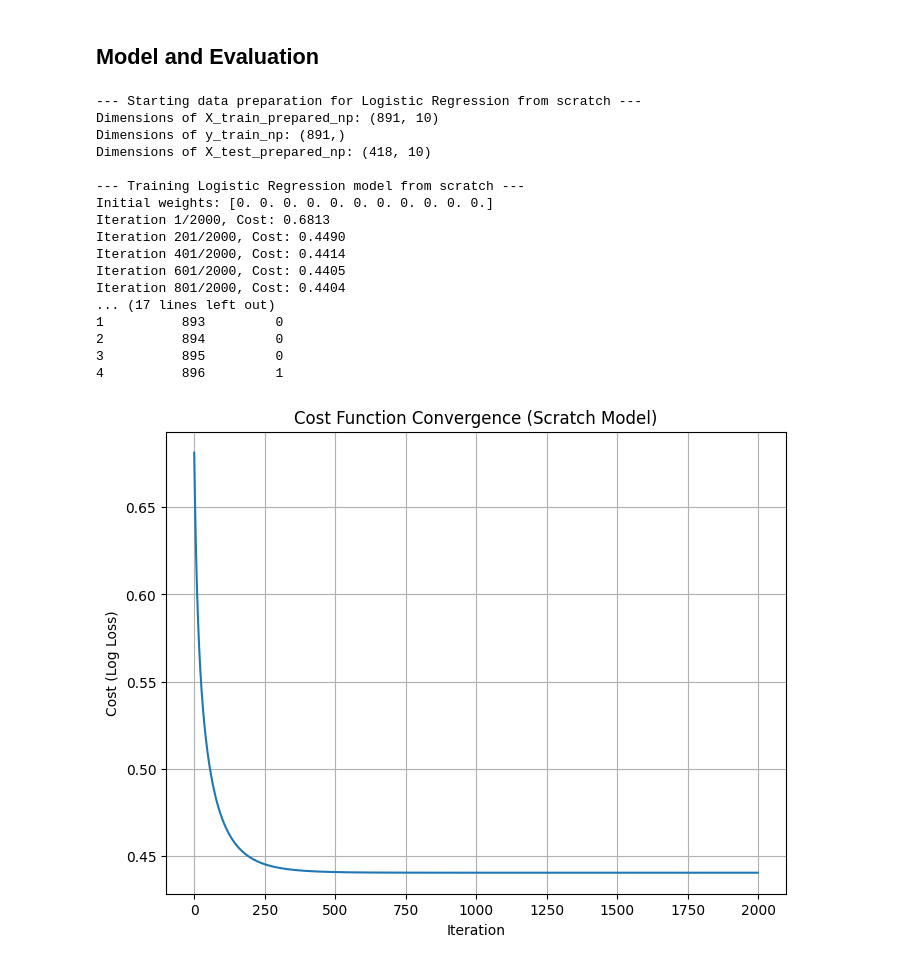
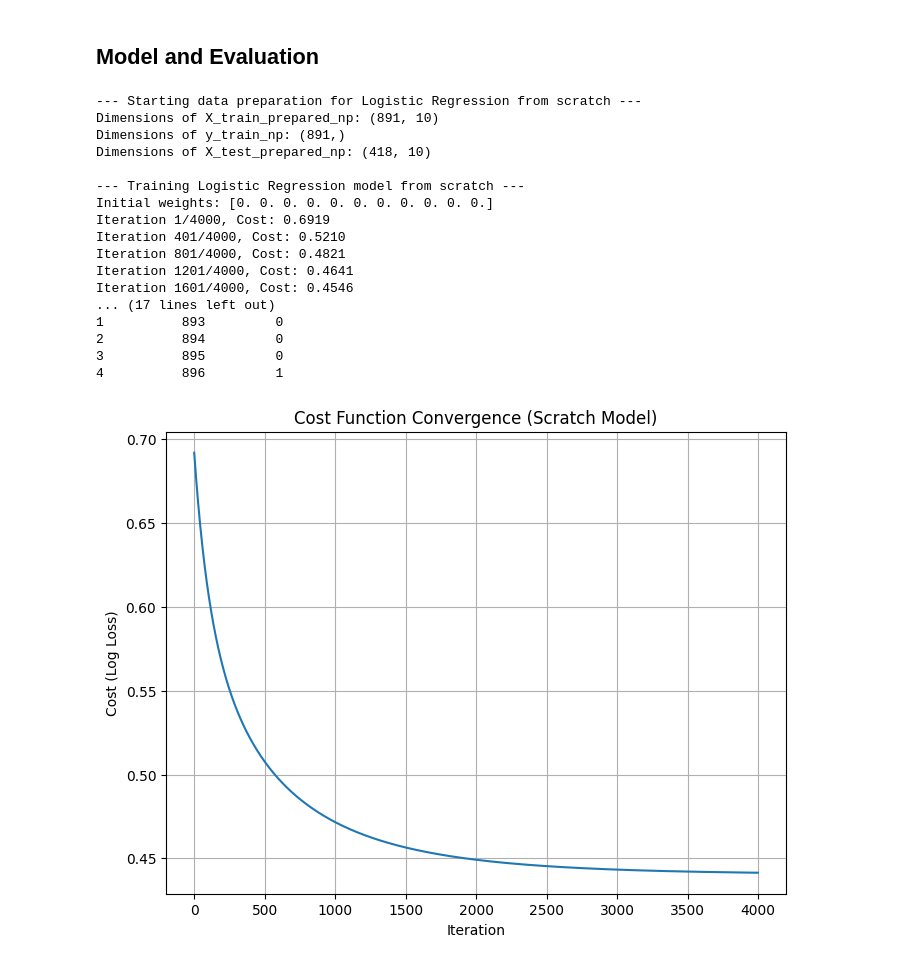
Before and after one commit to Sayed-Hossein-Hosseini/Saving_Titanic_Passengers_From_Disaster, a Jupyter notebook: Saving_Titanic_Passengers_From_Disaster.ipynb, the cells around one changed output. Saved outputs shown, nothing was run; the diff lists cells and outputs as text; code cells hidden in the pictures.

```diff
--- a/Saving_Titanic_Passengers_From_Disaster.ipynb
+++ b/Saving_Titanic_Passengers_From_Disaster.ipynb
@@ -754,7 +754,7 @@ print(f"Dimensions of X_test_prepared_np: {X_test_prepared_np.shape}")
 
 
 class LogisticRegressionScratch:
-    def __init__(self, learning_rate=0.01, n_iterations=1000, add_intercept=True, verbose=False):
+    def __init__(self, learning_rate=0.001, n_iterations=4000, add_intercept=True, verbose=False):
         self.learning_rate = learning_rate
         self.n_iterations = n_iterations
         self.add_intercept = add_intercept
@@ -843,7 +843,7 @@ print("\n--- Training Logistic Regression model from scratch ---")
 # If y_train_np is 1D, y.reshape(-1, 1) is not necessary and y * np.log(h) works.
 # If y_train_np is already 1D, no reshape is needed.
 
-scratch_model = LogisticRegressionScratch(learning_rate=0.1, n_iterations=2000, verbose=True)
+scratch_model = LogisticRegressionScratch(learning_rate=0.01, n_iterations=4000, verbose=True)
 scratch_model.fit(X_train_prepared_np, y_train_np)
 
 # --- Predicting on test data ---
@@ -880,36 +880,36 @@ output_file_name_kaggle = f'Saving_Titanic_Passengers_From_Disaster.csv'
 # header=True: writes the column names ('PassengerId', TARGET_COL) as the header.
 output_df_kaggle_format.to_csv(output_file_name_kaggle, index=False, header=True)
 
 print(f"\nOutput file (with PassengerId starting from {START_INDEX} and column '{TARGET_COL}') saved to '{output_file_name_kaggle}'.")
 print(f"First few rows of the output file:")
 print(output_df_kaggle_format.head())
 
 # (Optional) Plot cost graph to check convergence
 import matplotlib.pyplot as plt
 if scratch_model.cost_history:
     plt.figure(figsize=(8,6))
     plt.plot(range(len(scratch_model.cost_history)), scratch_model.cost_history)
     plt.title("Cost Function Convergence (Scratch Model)")
     plt.xlabel("Iteration")
     plt.ylabel("Cost (Log Loss)")
     plt.grid(True)
     plt.show()
 # %% [output]
 --- Starting data preparation for Logistic Regression from scratch ---
 Dimensions of X_train_prepared_np: (891, 10)
 Dimensions of y_train_np: (891,)
 Dimensions of X_test_prepared_np: (418, 10)
 
 --- Training Logistic Regression model from scratch ---
 Initial weights: [0. 0. 0. 0. 0. 0. 0. 0. 0. 0. 0.]
-Iteration 1/2000, Cost: 0.6813
-Iteration 201/2000, Cost: 0.4490
-Iteration 401/2000, Cost: 0.4414
-Iteration 601/2000, Cost: 0.4405
-Iteration 801/2000, Cost: 0.4404
+Iteration 1/4000, Cost: 0.6919
+Iteration 401/4000, Cost: 0.5210
+Iteration 801/4000, Cost: 0.4821
+Iteration 1201/4000, Cost: 0.4641
+Iteration 1601/4000, Cost: 0.4546
 ... (17 lines left out)
 1          893         0
 2          894         0
 3          895         0
 4          896         1
-[figure, old version]
+[figure, new version]
```
